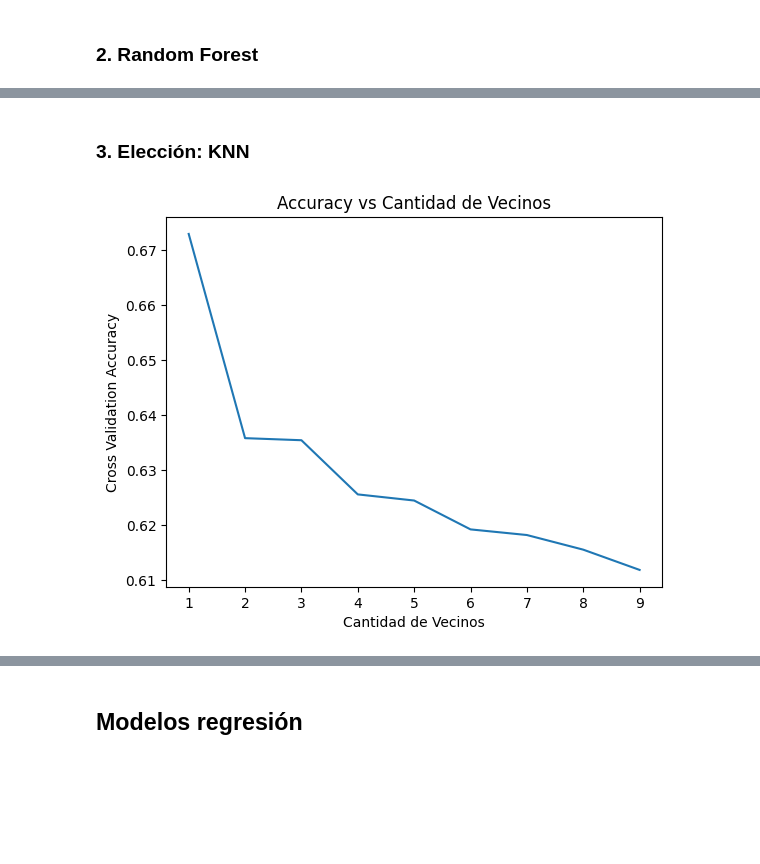
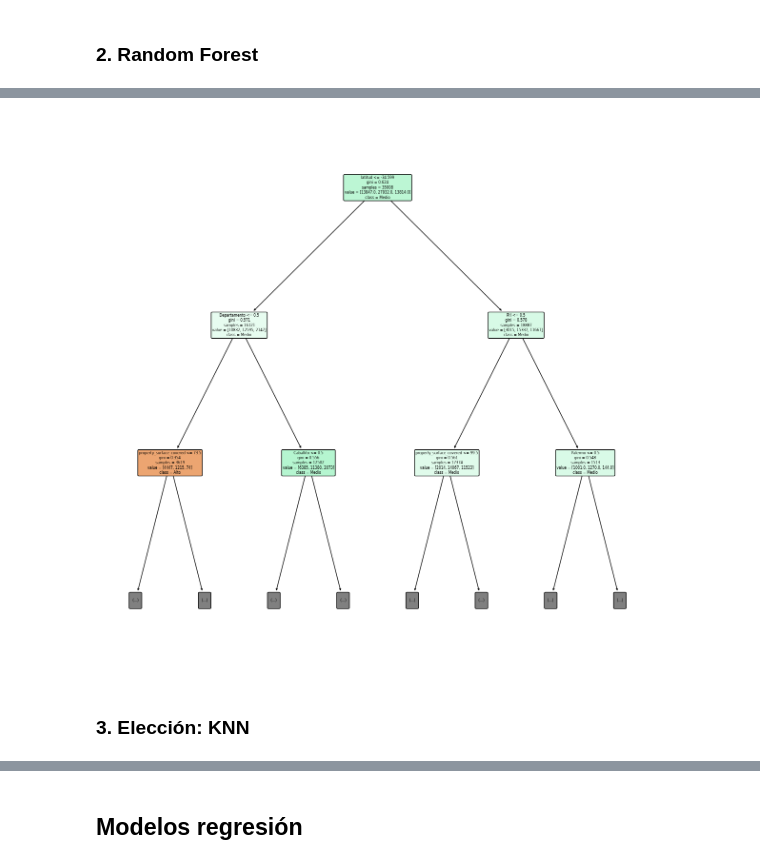
Before and after one commit to Taielmolina01/7506R-1C2024-GRUPO01, a Jupyter notebook: TP1/7606R_TP1_GRUPO01_ENTREGA_N2.ipynb, the cells around one changed output, grey strips where cells are left out. Drawn from its saved outputs; the diff is of its cells as text; code cells hidden in the pictures; blank space fills up the shorter version.

```diff
--- a/TP1/7606R_TP1_GRUPO01_ENTREGA_N2.ipynb
+++ b/TP1/7606R_TP1_GRUPO01_ENTREGA_N2.ipynb
@@ -579,3 +578,15 @@ print(randomcv.best_params_)
+# %%
+plt.figure(figsize=(15,15))
+
+tree_plot_completo=tree.plot_tree(randomcv.best_estimator_.estimators_[0],
+                                 feature_names=x_train.columns.to_list(),
+                                 max_depth=2,
+                                 filled=True,
+                                 rounded=True,
+                                 class_names=["Alto","Medio", "Bajo"])
+plt.show(tree_plot_completo)
+# %% [output]
+[figure, added]
 # %% [markdown]
 ### 3. Elección: KNN
 # %%
@@ -595,11 +594 @@ for k in k_range:
-# %%
-#ploteamos accuracy vs cantidad de vecinos
-plt.plot(k_range, k_scores)
-plt.xlabel('Cantidad de Vecinos')
-plt.ylabel('Cross Validation Accuracy')
-plt.title('Accuracy vs Cantidad de Vecinos')
-plt.xticks(k_range)
-plt.show()
-# %% [output]
-[figure, removed]
 # %%
```
Also changed, not shown: parts of 15 cells of this notebook, 1 other file.
